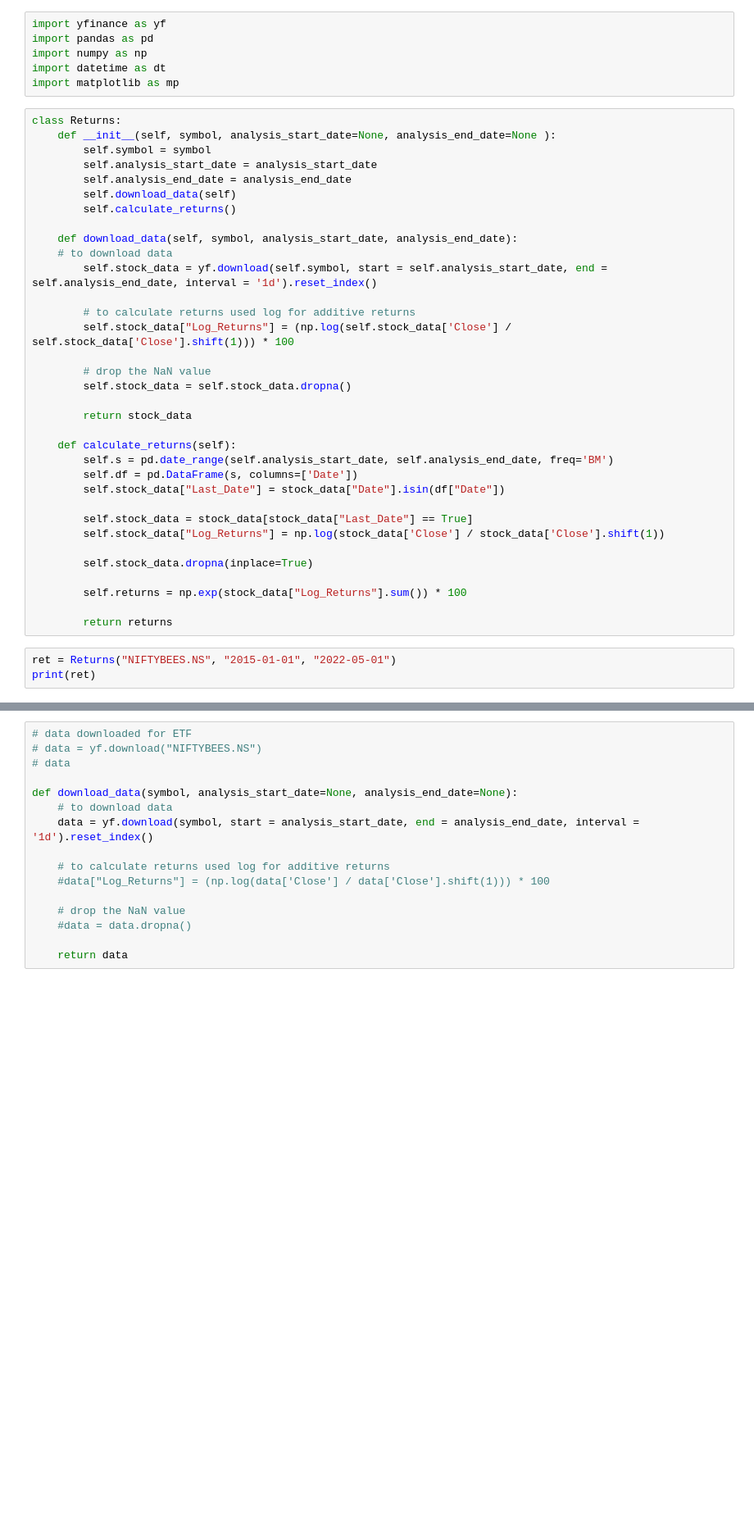
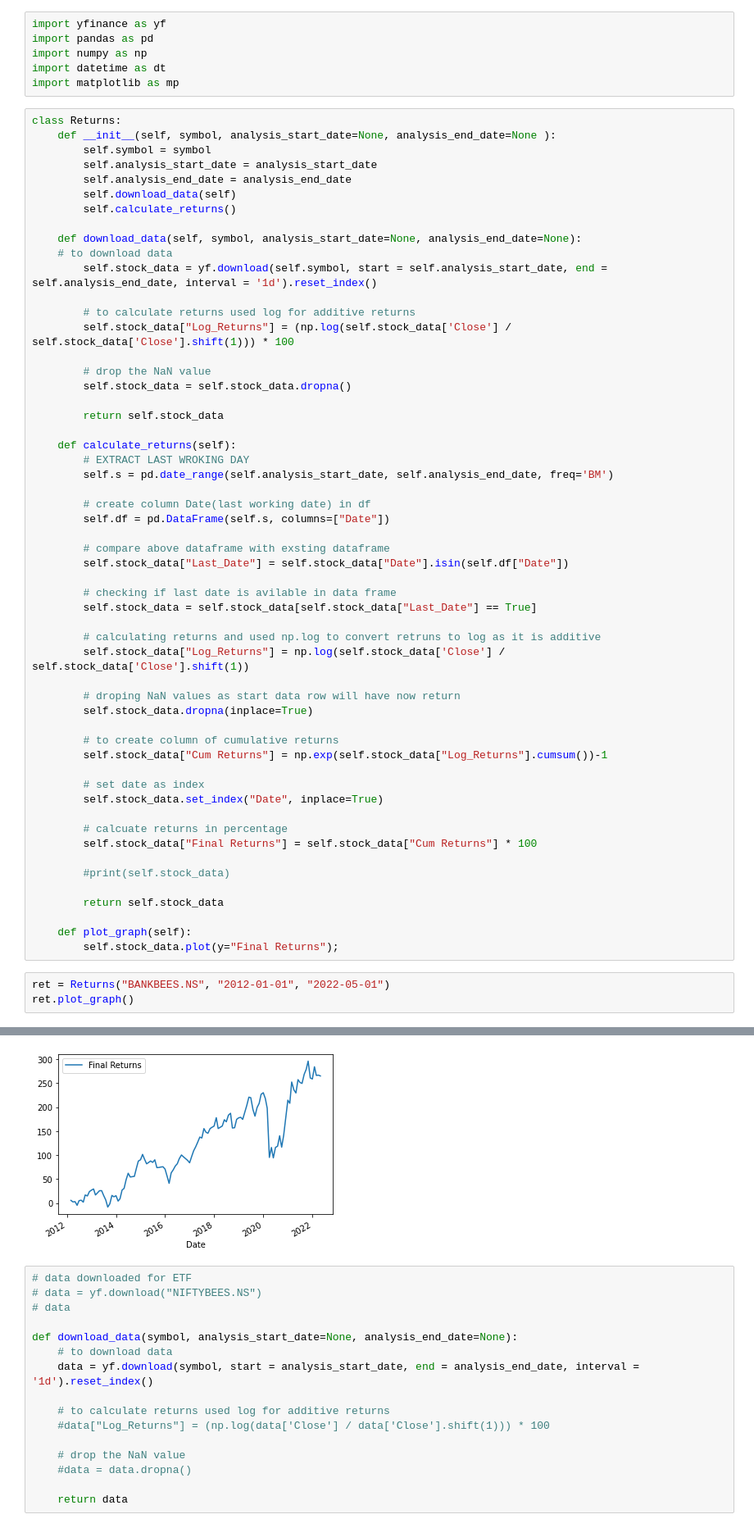
Before and after one commit to rushikeshdikey/ETF_returns, a Jupyter notebook: ETF_project.ipynb, the cells around one changed output, grey strips where cells are left out. Shown at 82% size. Saved outputs shown, nothing was run; the diff lists cells and outputs as text; blank space fills up the shorter version.

Commit message:
created Class returns returns chart on one click

```diff
--- a/ETF_project.ipynb
+++ b/ETF_project.ipynb
@@ -29,7 +15,7 @@ class Returns:
         self.download_data(self)
         self.calculate_returns()
 
-    def download_data(self, symbol, analysis_start_date, analysis_end_date):
+    def download_data(self, symbol, analysis_start_date=None, analysis_end_date=None):
     # to download data
         self.stock_data = yf.download(self.symbol, start = self.analysis_start_date, end = self.analysis_end_date, interval = '1d').reset_index()
 
@@ -39,22 +25,43 @@ class Returns:
         # drop the NaN value
         self.stock_data = self.stock_data.dropna()
 
-        return stock_data
+        return self.stock_data
 
     def calculate_returns(self):
+        # EXTRACT LAST WROKING DAY
         self.s = pd.date_range(self.analysis_start_date, self.analysis_end_date, freq='BM')
-        self.df = pd.DataFrame(s, columns=['Date'])
-        self.stock_data["Last_Date"] = stock_data["Date"].isin(df["Date"])
 
-        self.stock_data = stock_data[stock_data["Last_Date"] == True]
-        self.stock_data["Log_Returns"] = np.log(stock_data['Close'] / stock_data['Close'].shift(1))
+        # create column Date(last working date) in df
+        self.df = pd.DataFrame(self.s, columns=["Date"])
 
+        # compare above dataframe with exsting dataframe
+        self.stock_data["Last_Date"] = self.stock_data["Date"].isin(self.df["Date"])
+
+        # checking if last date is avilable in data frame
+        self.stock_data = self.stock_data[self.stock_data["Last_Date"] == True]
+
+        # calculating returns and used np.log to convert retruns to log as it is additive
+        self.stock_data["Log_Returns"] = np.log(self.stock_data['Close'] / self.stock_data['Close'].shift(1))
+
+        # droping NaN values as start data row will have now return
         self.stock_data.dropna(inplace=True)
 
-        self.returns = np.exp(stock_data["Log_Returns"].sum()) * 100
+        # to create column of cumulative returns
+        self.stock_data["Cum Returns"] = np.exp(self.stock_data["Log_Returns"].cumsum())-1
 
-        return returns
+        # set date as index
+        self.stock_data.set_index("Date", inplace=True)
+
+        # calcuate returns in percentage
+        self.stock_data["Final Returns"] = self.stock_data["Cum Returns"] * 100
+
+        #print(self.stock_data)
+
+        return self.stock_data
+
+    def plot_graph(self):
+        self.stock_data.plot(y="Final Returns");
 # %%
-ret = Returns("NIFTYBEES.NS", "2015-01-01", "2022-05-01")
-print(ret)
+ret = Returns("BANKBEES.NS", "2012-01-01", "2022-05-01")
+ret.plot_graph()
 # %% [output]
@@ -62,3 +69,4 @@ TypeError: download_data() missing 2 required positional arguments: 'analysis_st
+[figure, added]
 # %%
 # data downloaded for ETF
 # data = yf.download("NIFTYBEES.NS")
```
Also changed, not shown: parts of 7 cells of this notebook.
